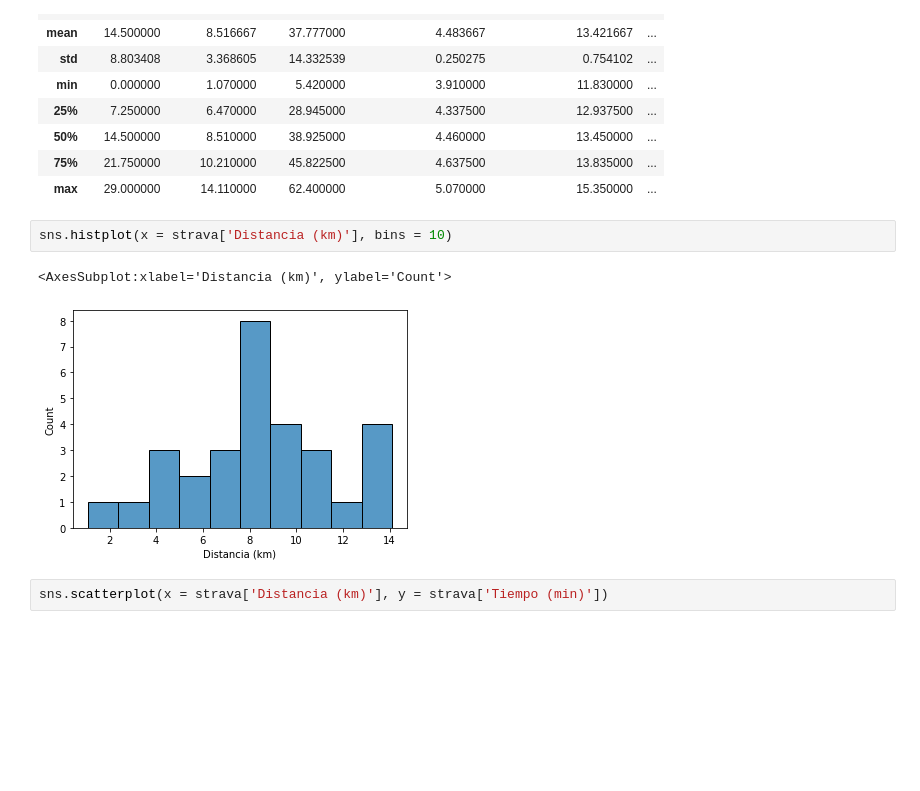
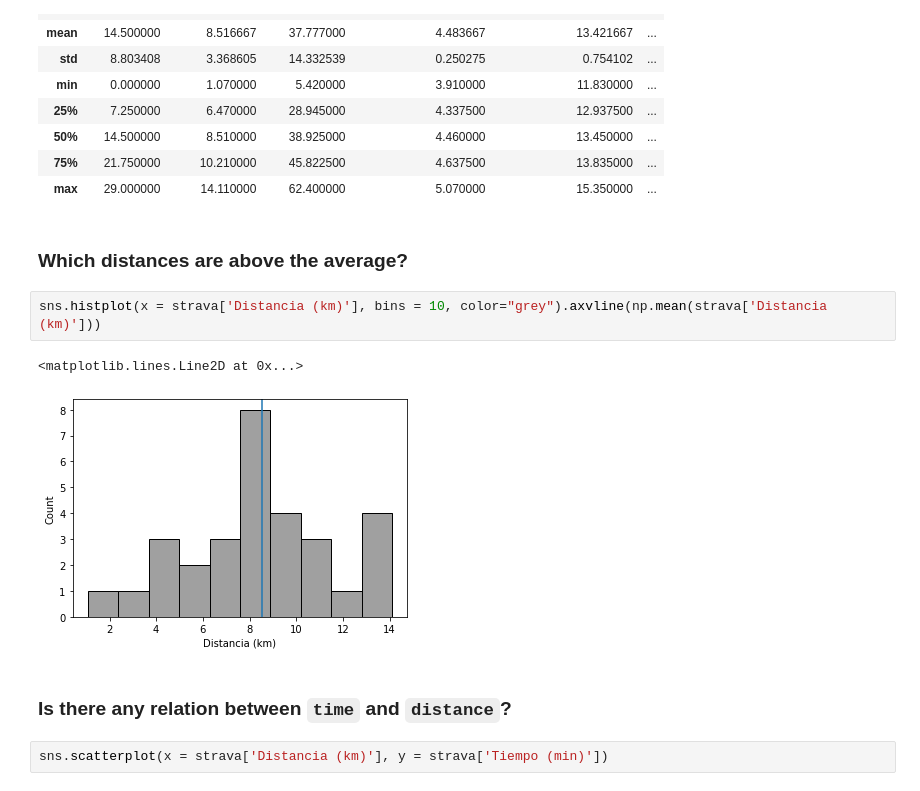
Before and after one commit to marcunu/API-Scrap, a Jupyter notebook: Visualization.ipynb, the cells around one changed output. Saved outputs shown, nothing was run; the diff lists cells and outputs as text; blank space fills up the shorter version.

```diff
--- a/Visualization.ipynb
+++ b/Visualization.ipynb
@@ -49,11 +62,15 @@ strava.describe()
 | 50% | 14.500000 | 8.510000 | 38.925000 | 4.460000 | 13.450000 | ... |
 | 75% | 21.750000 | 10.210000 | 45.822500 | 4.637500 | 13.835000 | ... |
 | max | 29.000000 | 14.110000 | 62.400000 | 5.070000 | 15.350000 | ... |
+# %% [markdown]
+### Which distances are above the average?
 # %%
-sns.histplot(x = strava['Distancia (km)'], bins = 10)
+sns.histplot(x = strava['Distancia (km)'], bins = 10, color="grey").axvline(np.mean(strava['Distancia (km)']))
 # %% [output]
-<AxesSubplot:xlabel='Distancia (km)', ylabel='Count'>
+<matplotlib.lines.Line2D at 0x...>
-[figure, old version]
+[figure, new version]
+# %% [markdown]
+### Is there any relation between `time` and `distance`?
 # %%
 sns.scatterplot(x = strava['Distancia (km)'], y = strava['Tiempo (min)'])
 # %% [output]
```
Also changed, not shown: parts of 38 cells of this notebook, 1 other file.
